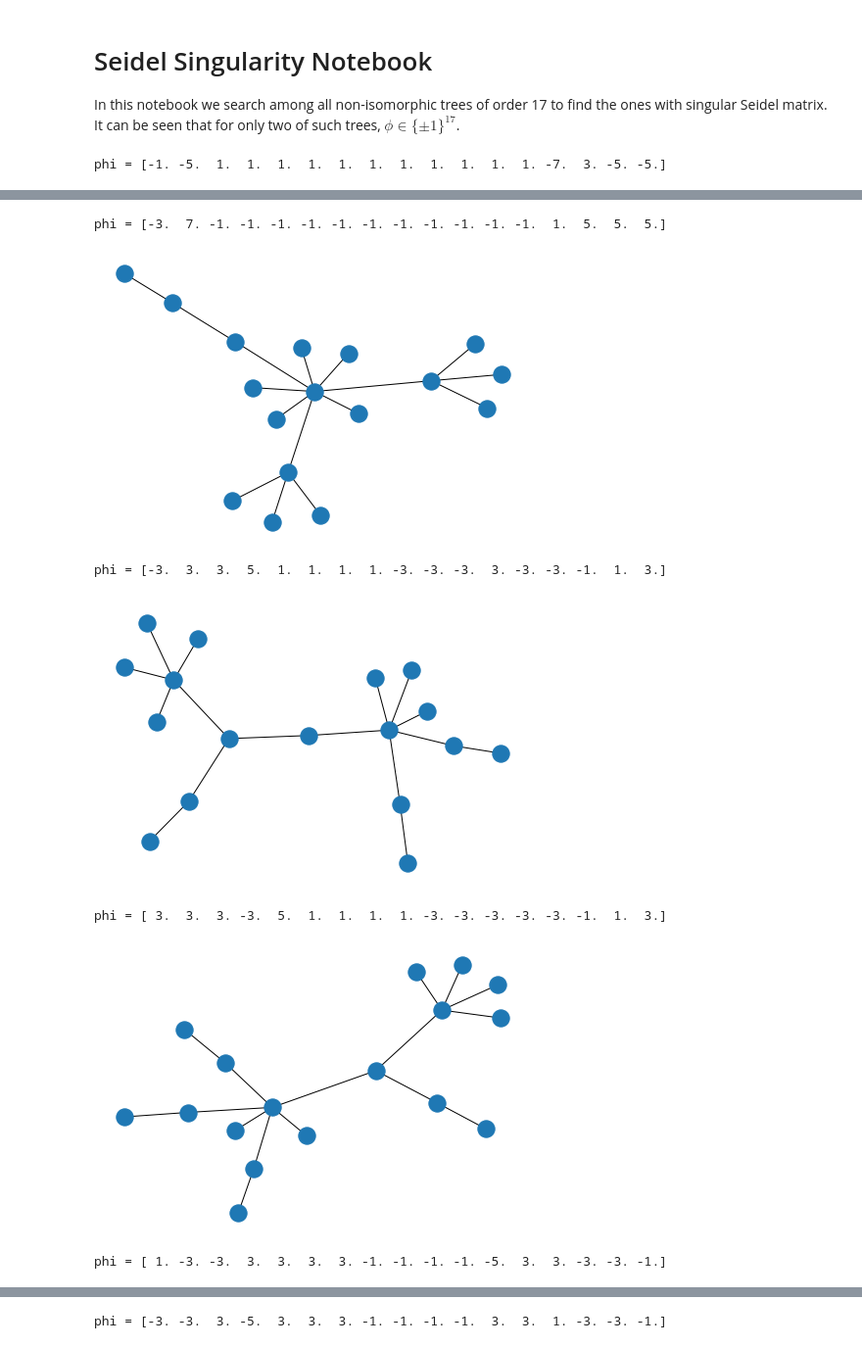
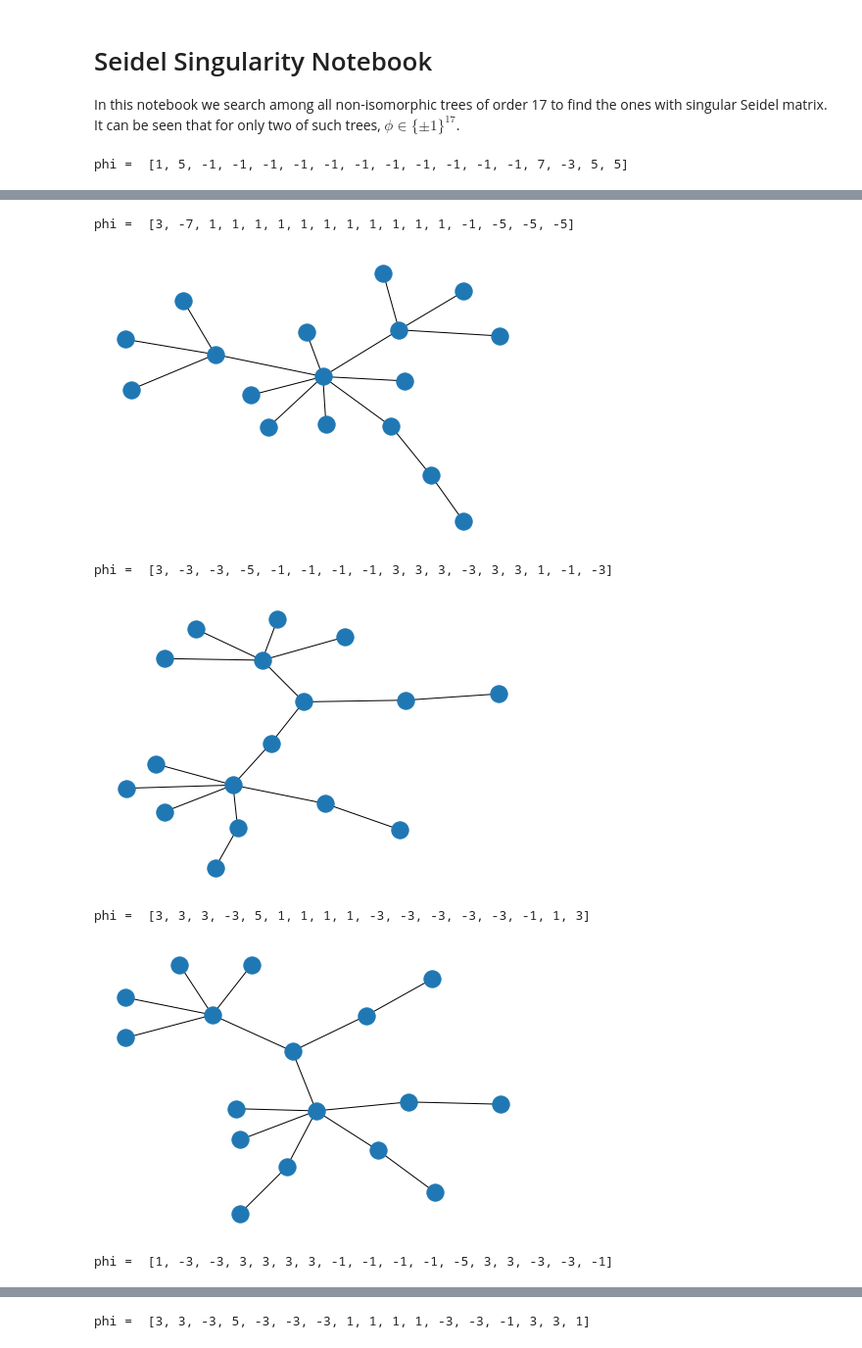
Before and after one commit to Seidel-matrix-singularity/Trees, a Jupyter notebook: singular-seidel-trees.ipynb, the cells around one changed output, grey strips where cells are left out. Shown at 98% size. Cells and saved outputs as stored; diff of their text form; code cells hidden in the pictures.

```diff
--- a/singular-seidel-trees.ipynb
+++ b/singular-seidel-trees.ipynb
@@ -4,33 +4,39 @@
 In this notebook we search among all non-isomorphic trees of order 17 to find the ones with singular Seidel matrix. It can be seen that for only two of such trees, $\phi \in \{\pm 1\}^{17}$.
 # %%
 import numpy as np
-import scipy.linalg
 import networkx as nx
-import math
 import matplotlib.pyplot as plt
+from sympy import Matrix, lcm
+from fractions import Fraction
 
-graphs = nx.read_graph6("trees17.g6.txt")
+graphs = nx.read_graph6("trees17.g6")
 singular_seidel_counter = 0
 
 for G in graphs:
-    Adj = nx.adjacency_matrix(G)
-    Adj = (Adj.todense())
+    A = nx.adjacency_matrix(G)
+    A = (A.todense())
 
-    n = Adj.shape[0]
+    n = A.shape[0]
     J = np.ones((n, n))
     I = np.eye(n)
-    S = J - I - 2 * Adj
+    S = J - I - 2 * A
+    S = S.astype('int64')
 
-    if math.isclose(np.linalg.det(S), 0., abs_tol=1e-5):
+    if np.linalg.matrix_rank(S) != n:
         singular_seidel_counter += 1
 
-        phi = scipy.linalg.null_space(S)[:,0]
-        phi /= np.min(np.abs(phi))
+        S = Matrix(S)
+        phi = 1.0 * np.array(S.nullspace()[0], dtype=object).reshape(n)
+        fraction_lcm = lcm(list(map(lambda x: Fraction(x).limit_denominator().denominator,list(map(str,phi)))))
+        phi *= fraction_lcm
 
-        print("phi =", phi)
-        nx.draw(G)
+        if phi[0] < 0:
+            phi *= -1
+
+        print("phi = ", list(map(round, phi)))
+        nx.draw_kamada_kawai(G)
         plt.show()
 
-print(singular_seidel_counter)
+print("Number of trees of order 17 with singluar Seidel matrices= ", singular_seidel_counter)
 # %% [output]
-phi = [-1. -5.  1.  1.  1.  1.  1.  1.  1.  1.  1.  1.  1. -7.  3. -5. -5.]
+phi =  [1, 5, -1, -1, -1, -1, -1, -1, -1, -1, -1, -1, -1, 7, -3, 5, 5]
@@ -38,7 +44,7 @@ phi = [-1. -5.  1.  1.  1.  1.  1.  1.  1.  1.  1.  1.  1. -7.  3. -5. -5.]
-phi = [-3.  7. -1. -1. -1. -1. -1. -1. -1. -1. -1. -1. -1.  1.  5.  5.  5.]
+phi =  [3, -7, 1, 1, 1, 1, 1, 1, 1, 1, 1, 1, 1, -1, -5, -5, -5]
-[figure, old version]
+[figure, new version]
-phi = [-3.  3.  3.  5.  1.  1.  1.  1. -3. -3. -3.  3. -3. -3. -1.  1.  3.]
+phi =  [3, -3, -3, -5, -1, -1, -1, -1, 3, 3, 3, -3, 3, 3, 1, -1, -3]
-[figure, old version]
+[figure, new version]
-phi = [ 3.  3.  3. -3.  5.  1.  1.  1.  1. -3. -3. -3. -3. -3. -1.  1.  3.]
+phi =  [3, 3, 3, -3, 5, 1, 1, 1, 1, -3, -3, -3, -3, -3, -1, 1, 3]
-[figure, old version]
+[figure, new version]
-phi = [ 1. -3. -3.  3.  3.  3.  3. -1. -1. -1. -1. -5.  3.  3. -3. -3. -1.]
+phi =  [1, -3, -3, 3, 3, 3, 3, -1, -1, -1, -1, -5, 3, 3, -3, -3, -1]
@@ -46 +52 @@ phi = [ 1. -3. -3.  3.  3.  3.  3. -1. -1. -1. -1. -5.  3.  3. -3. -3. -1.]
-phi = [-3. -3.  3. -5.  3.  3.  3. -1. -1. -1. -1.  3.  3.  1. -3. -3. -1.]
+phi =  [3, 3, -3, 5, -3, -3, -3, 1, 1, 1, 1, -3, -3, -1, 3, 3, 1]
```
Also changed, not shown: parts of 1 cell of this notebook, 1 other file.
